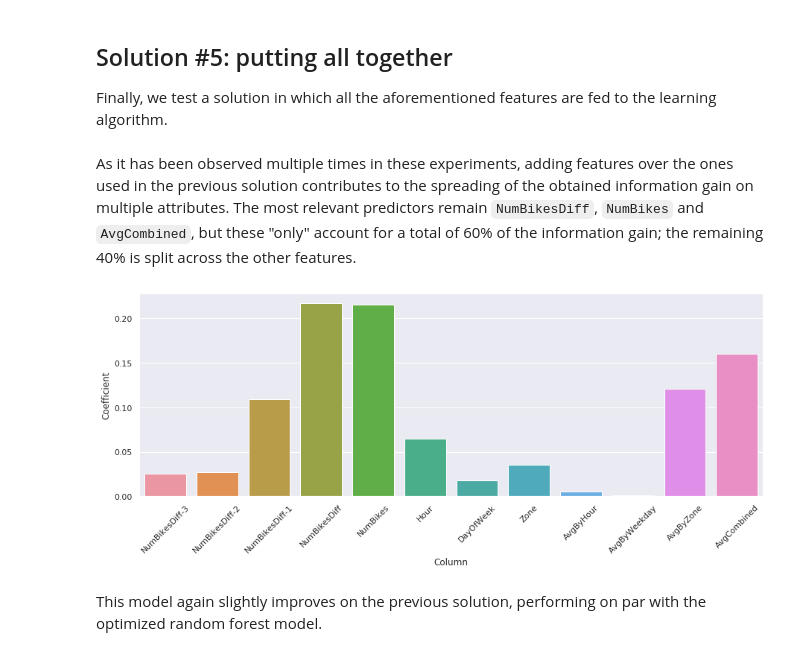
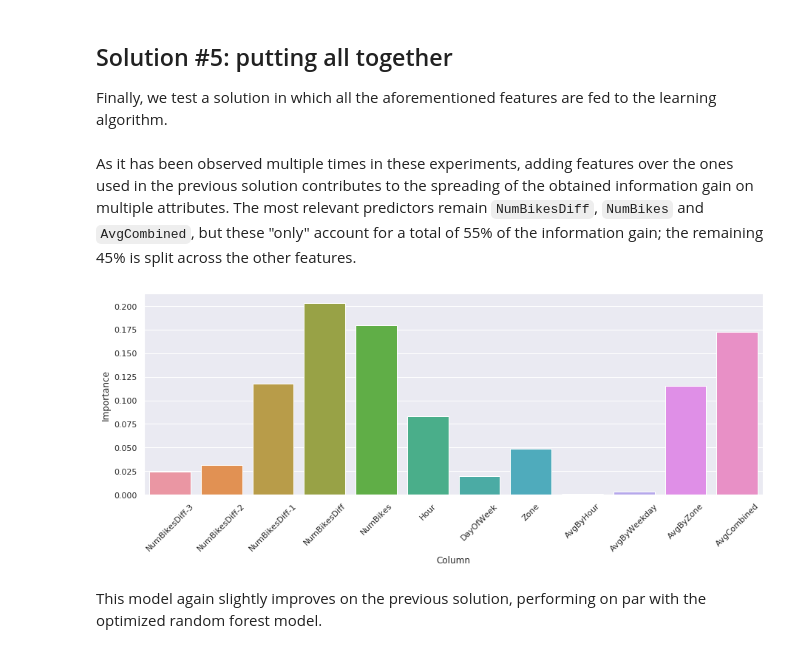
Before and after one commit to mattecora/BikeSharingAvailabilityPredictor, a Jupyter notebook: 07_gradient_boosting.ipynb, the cells around one changed output. Cells and saved outputs as stored; diff of their text form; code cells hidden in the pictures.

```diff
--- a/07_gradient_boosting.ipynb
+++ b/07_gradient_boosting.ipynb
@@ -235,18 +237,18 @@ pipeline = Pipeline(stages=[
 
 model = pipeline.fit(trainData)
 # %% [markdown]
-As it has been observed multiple times in these experiments, adding features over the ones used in the previous solution contributes to the spreading of the obtained information gain on multiple attributes. The most relevant predictors remain `NumBikesDiff`, `NumBikes` and `AvgCombined`, but these "only" account for a total of 60% of the information gain; the remaining 40% is split across the other features.
+As it has been observed multiple times in these experiments, adding features over the ones used in the previous solution contributes to the spreading of the obtained information gain on multiple attributes. The most relevant predictors remain `NumBikesDiff`, `NumBikes` and `AvgCombined`, but these "only" account for a total of 55% of the information gain; the remaining 45% is split across the other features.
 # %%
-coefficientsDF = pd.DataFrame({
+importanceDF = pd.DataFrame({
     "Column": model.stages[0].getInputCols(),
-    "Coefficient": model.stages[1].featureImportances
+    "Importance": model.stages[1].featureImportances
 })
 
 fig, ax = plt.subplots(figsize=(15, 5))
-sns.barplot(data=coefficientsDF, x="Column", y="Coefficient", ax=ax)
-ax.set_xticklabels(labels=coefficientsDF["Column"], rotation=45);
+sns.barplot(data=importanceDF, x="Column", y="Importance", ax=ax)
+ax.set_xticklabels(labels=importanceDF["Column"], rotation=45);
 # %% [output]
-[figure, old version]
+[figure, new version]
 # %% [markdown]
 This model again slightly improves on the previous solution, performing on par with the optimized random forest model.
 # %%
```
Also changed, not shown: parts of 15 cells of this notebook, 3 other files.
